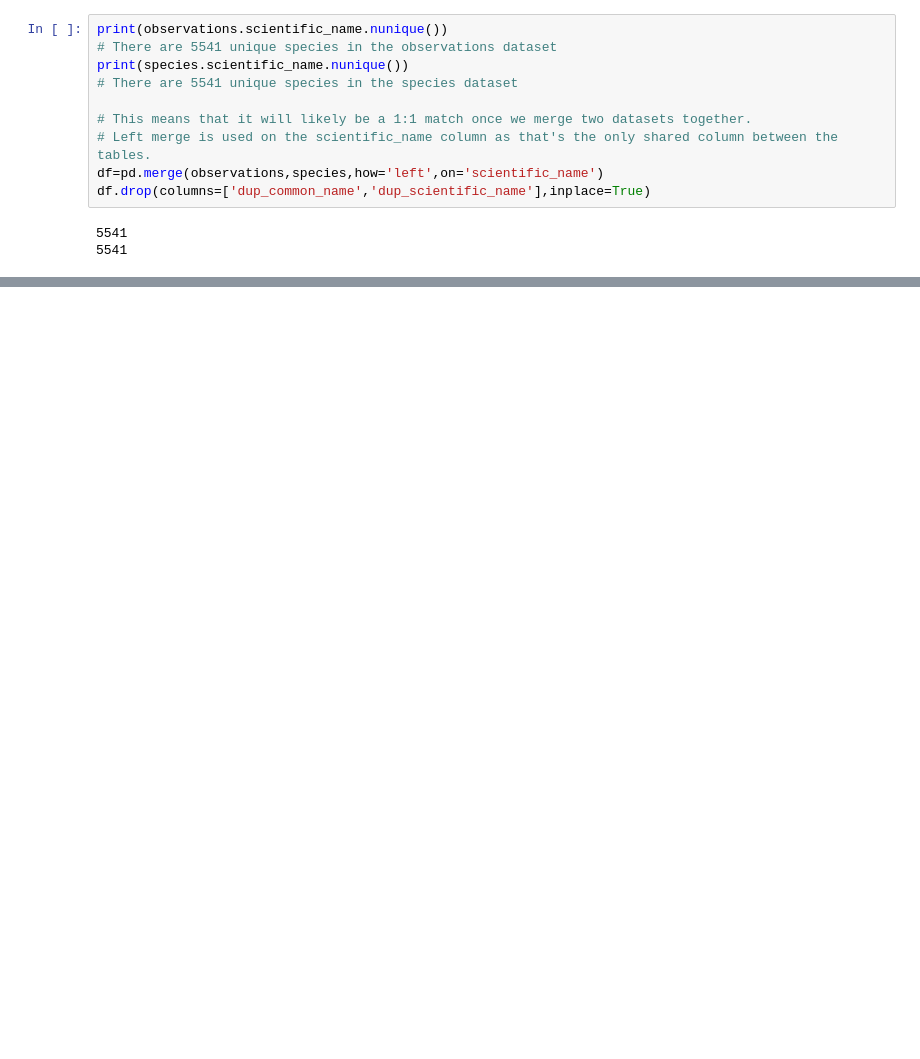
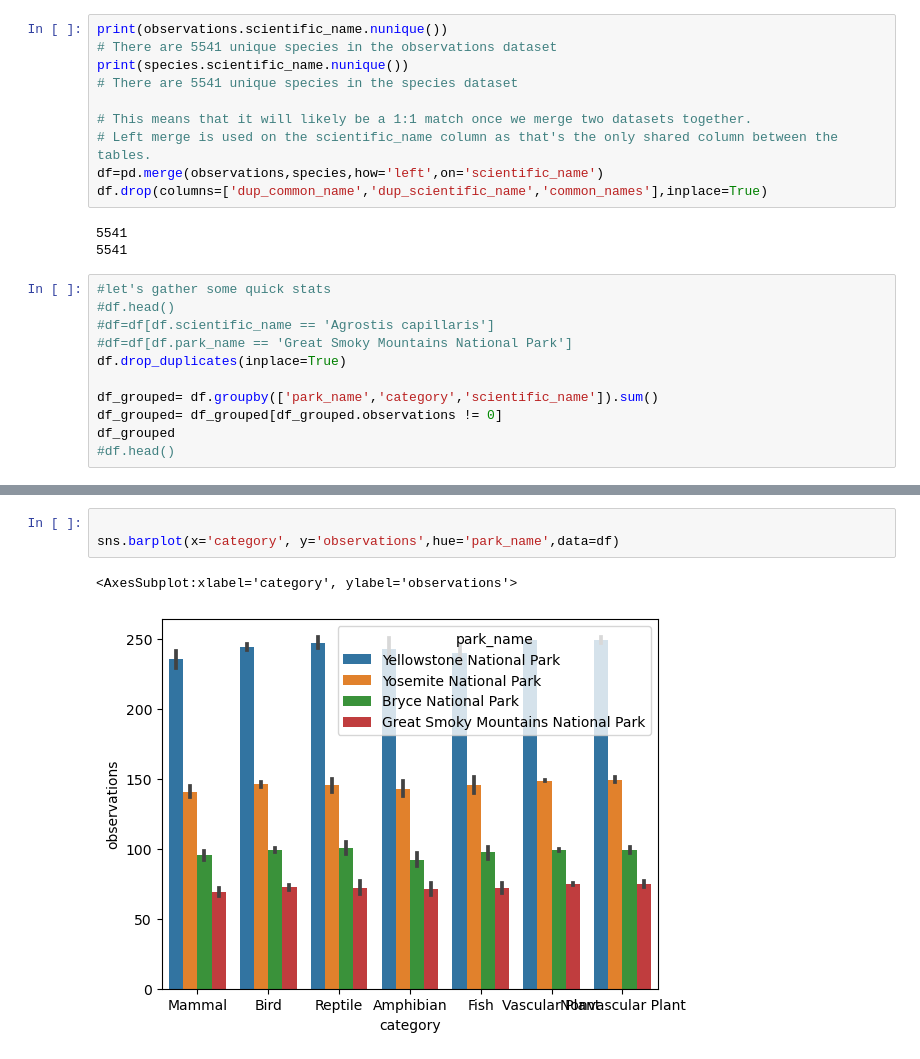
Before and after one commit to egecalay/Biodiversity-in-National-Parks, a Jupyter notebook: biodiversity.ipynb, the cells around one changed output, grey strips where cells are left out. Drawn from its saved outputs; the diff is of its cells as text; blank space fills up the shorter version.

```diff
--- a/biodiversity.ipynb
+++ b/biodiversity.ipynb
@@ -235,7 +237,18 @@ print(species.scientific_name.nunique())
 # This means that it will likely be a 1:1 match once we merge two datasets together.
 # Left merge is used on the scientific_name column as that's the only shared column between the tables.
 df=pd.merge(observations,species,how='left',on='scientific_name')
-df.drop(columns=['dup_common_name','dup_scientific_name'],inplace=True)
+df.drop(columns=['dup_common_name','dup_scientific_name','common_names'],inplace=True)
 # %% [output]
 5541
 5541
+# %%
+#let's gather some quick stats
+#df.head()
+#df=df[df.scientific_name == 'Agrostis capillaris']
+#df=df[df.park_name == 'Great Smoky Mountains National Park']
+df.drop_duplicates(inplace=True)
+
+df_grouped= df.groupby(['park_name','category','scientific_name']).sum()
+df_grouped= df_grouped[df_grouped.observations != 0]
+df_grouped
+#df.head()
@@ -241,0 +275,6 @@ df.drop(columns=['dup_common_name','dup_scientific_name'],inplace=True)
+# %%
+
+sns.barplot(x='category', y='observations',hue='park_name',data=df)
+# %% [output]
+<AxesSubplot:xlabel='category', ylabel='observations'>
+[figure, added]
```
Also changed, not shown: parts of 8 cells of this notebook.
